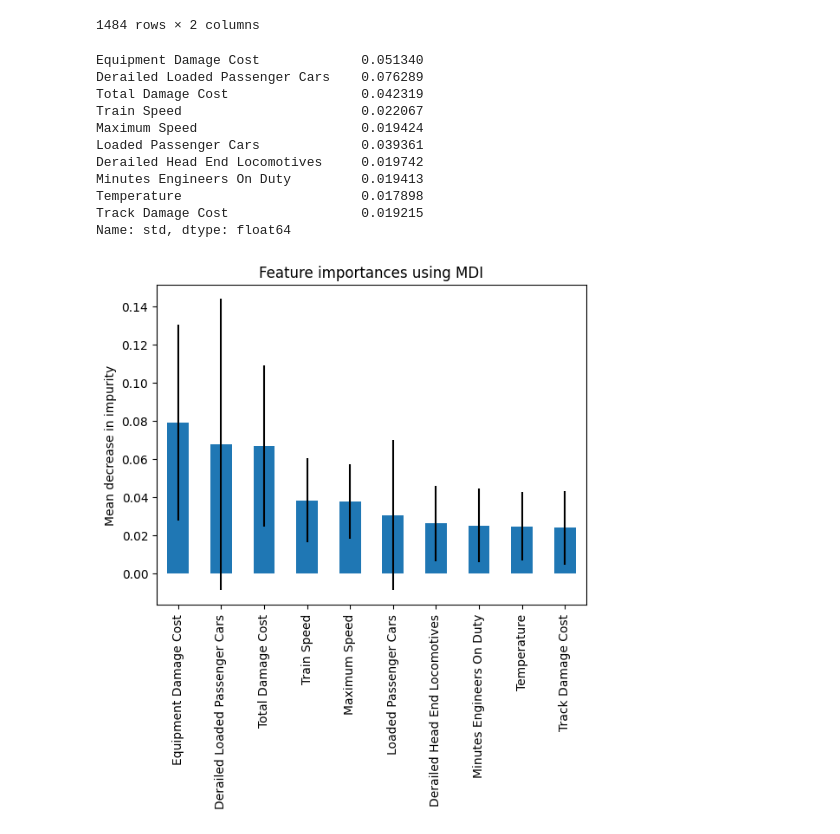
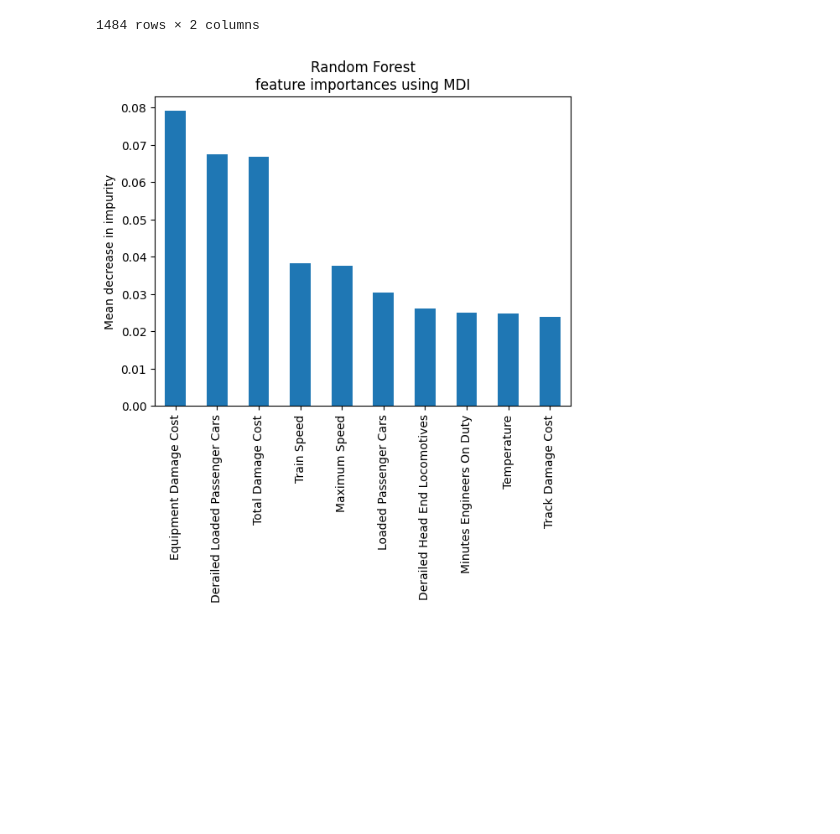
Before and after one commit to ndahlinuvm/Train-Derailment-287Project, a Jupyter notebook: modeling_injuries.ipynb, the cells around one changed output. Saved outputs shown, nothing was run; the diff lists cells and outputs as text; code cells hidden in the pictures; blank space fills up the shorter version.

Commit message:
feature importance, working on visualizing diff model parameters

```diff
--- a/modeling_injuries.ipynb
+++ b/modeling_injuries.ipynb
@@ -388,0 +391,10 @@ Y-test shape:  (14222,)
+# %%
+from sklearn.ensemble import GradientBoostingRegressor
+
+gbreg = GradientBoostingRegressor(verbose=True,
+                                  validation_fraction=0.2,
+                                  n_iter_no_change=5,
+                                  tol=0.05,
+                                  random_state=0)
+
+gbreg.fit(xtrain,ytrain)
@@ -449,22 +513,10 @@ forest_importances.sort_values('importances',ascending=False)
 # %%
 top_10 = forest_importances.sort_values('importances',ascending=False).iloc[0:10,0]
 std = forest_importances.sort_values('importances',ascending=False).iloc[0:10,1]
 fig, ax = plt.subplots()
-top_10.plot.bar(yerr=std, ax=ax)
-ax.set_title("Feature importances using MDI")
+top_10.plot.bar(ax=ax)
+ax.set_title("Random Forest\nFeature Importances Using MDI")
 ax.set_ylabel("Mean decrease in impurity")
 fig.show()
-std
 # %% [output]
-Equipment Damage Cost             0.051340
-Derailed Loaded Passenger Cars    0.076289
-Total Damage Cost                 0.042319
-Train Speed                       0.022067
-Maximum Speed                     0.019424
-Loaded Passenger Cars             0.039361
-Derailed Head End Locomotives     0.019742
-Minutes Engineers On Duty         0.019413
-Temperature                       0.017898
-Track Damage Cost                 0.019215
-Name: std, dtype: float64
-[figure, old version]
+[figure, new version]
```
Also changed, not shown: parts of 13 cells of this notebook, 1 other file.
